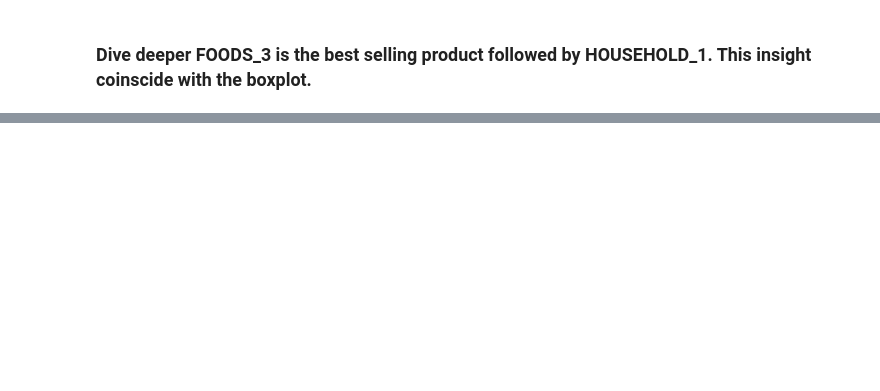
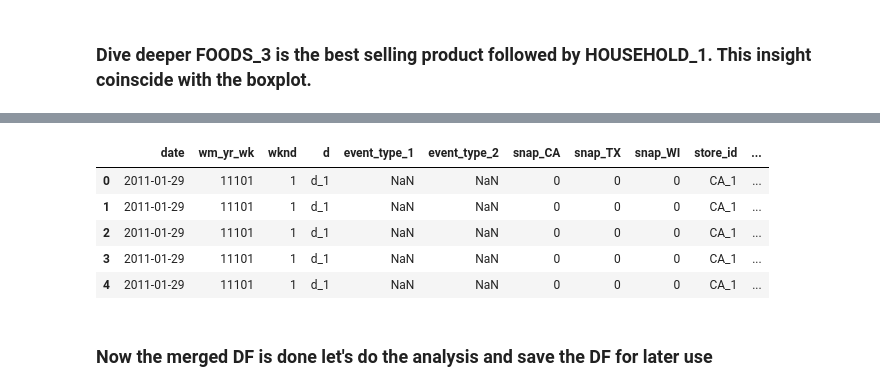
Before and after one commit to soi130/M5_case_study, a Jupyter notebook: M5_analysis.ipynb, the cells around one changed output, grey strips where cells are left out. Saved outputs shown, nothing was run; the diff lists cells and outputs as text; code cells hidden in the pictures; blank space fills up the shorter version.

```diff
--- a/M5_analysis.ipynb
+++ b/M5_analysis.ipynb
@@ -502,0 +534,2 @@ plt.show()
+# %%
+sales_count.drop('id',axis=1,inplace=True)
@@ -520,0 +586,13 @@ Index(['date', 'wm_yr_wk', 'wknd', 'd', 'event_type_1', 'event_type_2',
+# %%
+total_df['value'] = total_df['sell_price']*total_df['#_sold']
+# %%
+total_df.head()
+# %% [output]
+|  | date | wm_yr_wk | wknd | d | event_type_1 | event_type_2 | snap_CA | snap_TX | snap_WI | store_id | ... |
+| 0 | 2011-01-29 | 11101 | 1 | d_1 | NaN | NaN | 0 | 0 | 0 | CA_1 | ... |
+| 1 | 2011-01-29 | 11101 | 1 | d_1 | NaN | NaN | 0 | 0 | 0 | CA_1 | ... |
+| 2 | 2011-01-29 | 11101 | 1 | d_1 | NaN | NaN | 0 | 0 | 0 | CA_1 | ... |
+| 3 | 2011-01-29 | 11101 | 1 | d_1 | NaN | NaN | 0 | 0 | 0 | CA_1 | ... |
+| 4 | 2011-01-29 | 11101 | 1 | d_1 | NaN | NaN | 0 | 0 | 0 | CA_1 | ... |
+# %% [markdown]
+### Now the merged DF is done let's do the analysis and save the DF for later use
```
Also changed, not shown: parts of 31 cells of this notebook.
